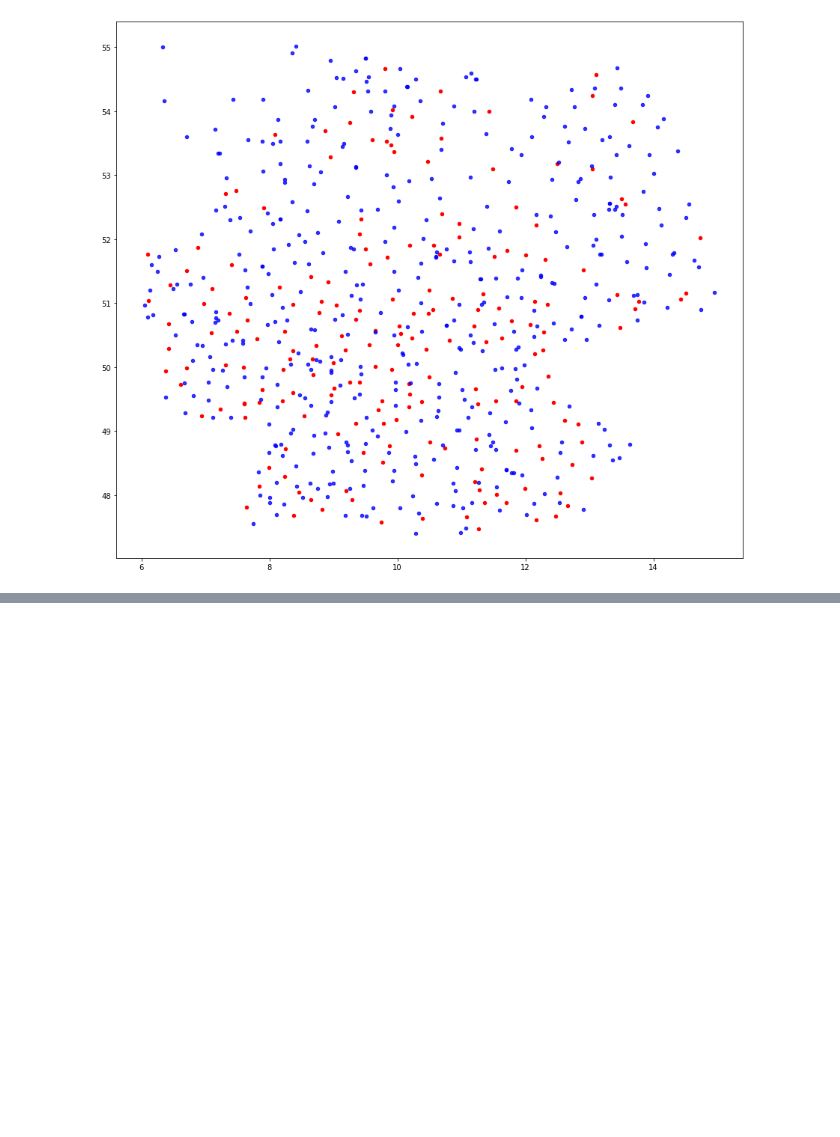
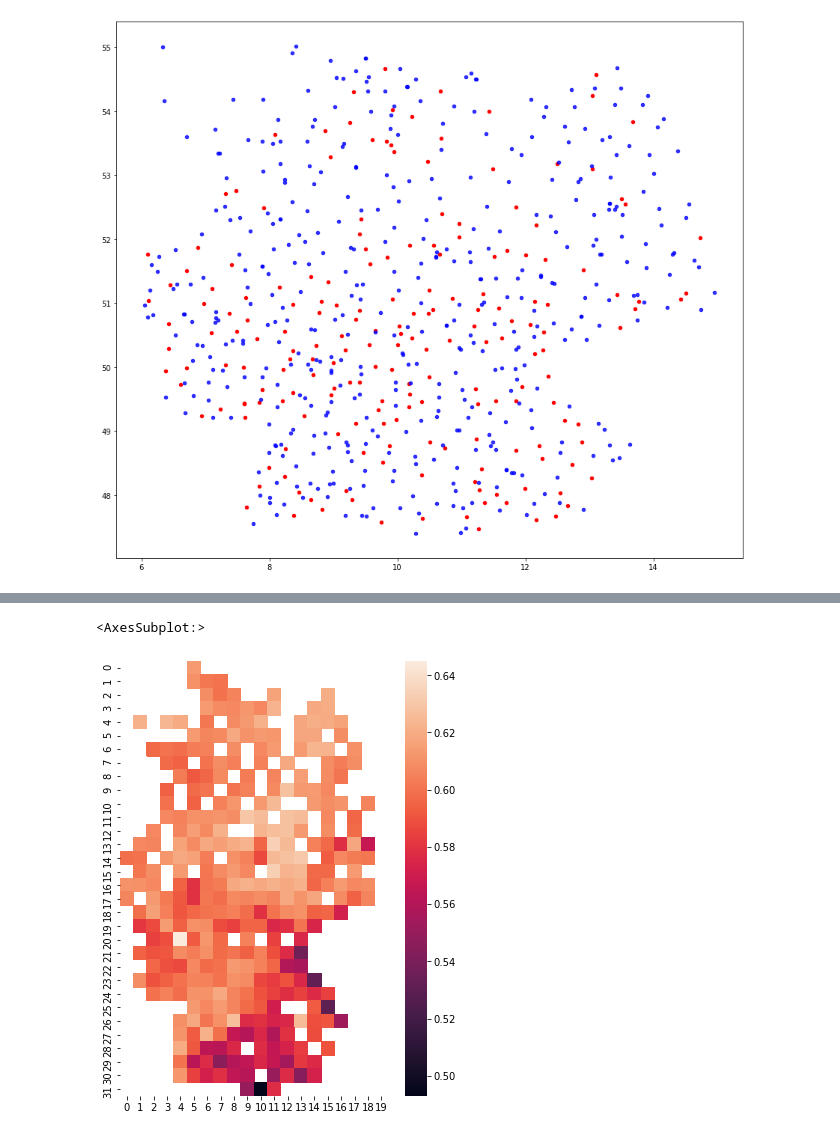
Before and after one commit to Tjarke/Residual_Load, a Jupyter notebook: Data_collection_weather/Cleaning_weather_data.ipynb, the cells around one changed output, grey strips where cells are left out. Saved outputs shown, nothing was run; the diff lists cells and outputs as text; code cells hidden in the pictures; blank space fills up the shorter version.

```diff
--- a/Data_collection_weather/Cleaning_weather_data.ipynb
+++ b/Data_collection_weather/Cleaning_weather_data.ipynb
@@ -704,0 +834,7 @@ ax.imshow(germany_map, zorder=0, extent = BBox, alpha = 0.6)
+# %%
+# plot one example of the saved data (temperature at timestamp 204,000)
+plt.figure(figsize=(6,8))
+sns.heatmap(weather_channels_56x40[::-1,:,0, 204000])
+# %% [output]
+<AxesSubplot:>
+[figure, added]
```
Also changed, not shown: parts of 28 cells of this notebook, 1 other file.
